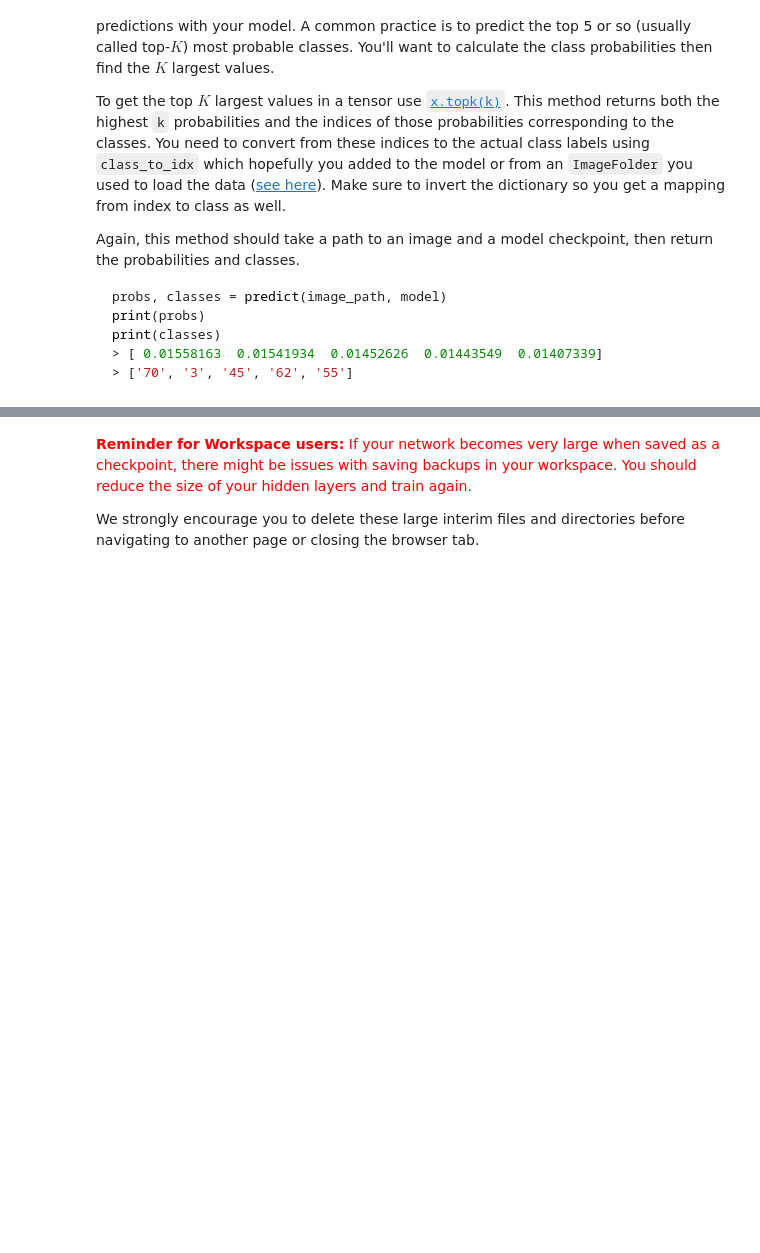
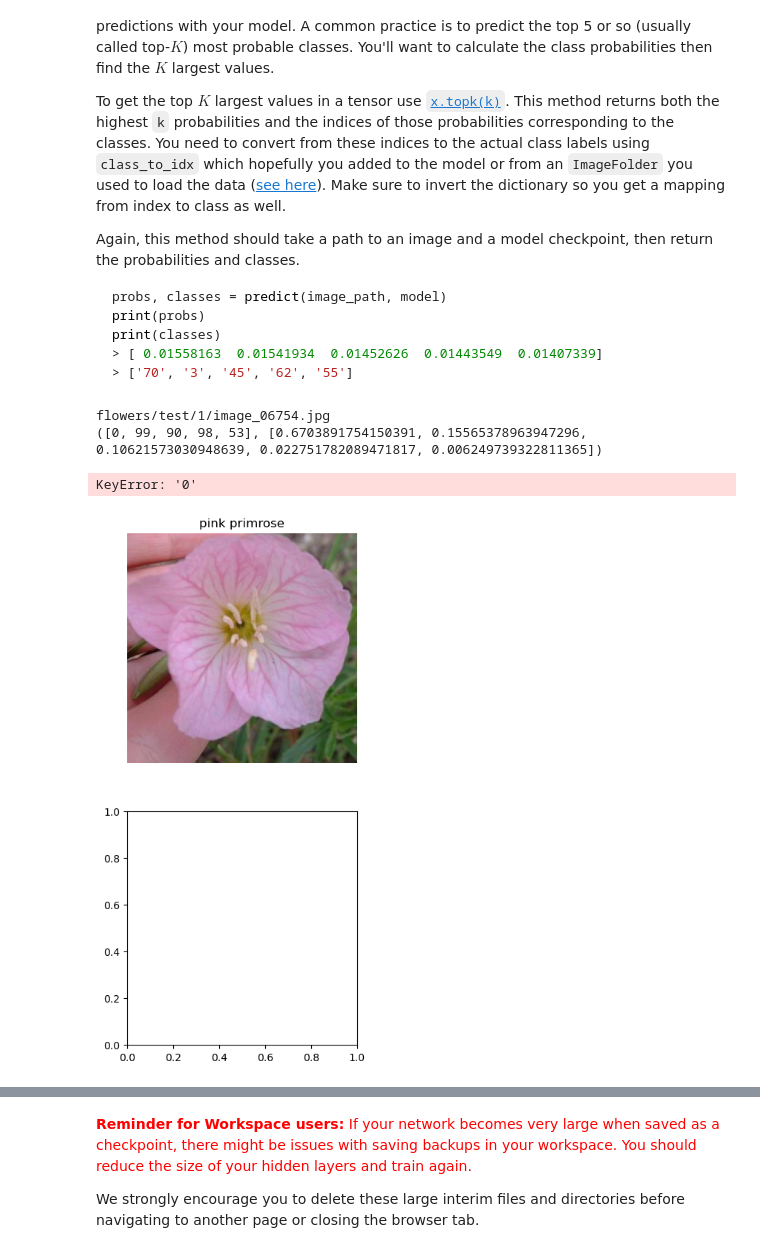
Before and after one commit to protango/aipnd-project, a Jupyter notebook: Image Classifier Project.ipynb, the cells around one changed output, grey strips where cells are left out. Cells and saved outputs as stored; diff of their text form; code cells hidden in the pictures; blank space fills up the shorter version.

```diff
--- a/Image Classifier Project.ipynb
+++ b/Image Classifier Project.ipynb
@@ -388,24 +401,56 @@ print(classes)
 # %%
 def predict(image_path, model, topk=5):
     ''' Predict the class (or classes) of an image using a trained deep learning model.
     '''
     img_raw = Image.open(image_path)
     processed_img = process_image(img_raw)
-    img_tensor=torch.from_numpy(processed_img)
+
+    # Get tensor into the correct format and load on to the GPU
+    img_tensor=torch.from_numpy(processed_img).float().to(device)
+    img_tensor = img_tensor.unsqueeze(0) # Add batch dimension
 
     model.eval()
 
     with torch.no_grad():
         output = model(img_tensor)
-
     probabilities = torch.softmax(output, dim=1)
     topk_probabilities, topk_indices = torch.topk(probabilities, k=topk)
 
     # Convert back
     topk_probabilities = topk_probabilities.squeeze().tolist()
     topk_indices = topk_indices.squeeze().tolist()
 
     return topk_indices, topk_probabilities
+
+
+rand_class = 1
+image_file = random.choice([
+    f'flowers/test/{rand_class}/{file}'
+    for file in os.listdir(f'flowers/test/{rand_class}')
+])
+
+img = Image.open(image_file)
+processed = process_image(img)
+img_tensor = torch.from_numpy(processed)
+prediction = predict(image_file, vgg, 5)
+
+print(image_file)
+print(prediction)
+
+fig, (ax1, ax2) = plt.subplots(2, 1, figsize=(4, 9))
+ax1.axis('off')
+imshow(img_tensor, ax1, cat_to_name[f'{rand_class}'])
+
+
+prediction[0].reverse();
+prediction[1].reverse();
+bar_labels = [cat_to_name[f'{i}'] for i in prediction[0]]
+ax2.barh(bar_labels, prediction[1])
+# %% [output]
+flowers/test/1/image_06754.jpg
+([0, 99, 90, 98, 53], [0.6703891754150391, 0.15565378963947296, 0.10621573030948639, 0.022751782089471817, 0.006249739322811365])
+KeyError: '0'
+[figure, added]
 # %% [markdown]
 ## Sanity Checking
 
```
Also changed, not shown: parts of 4 cells of this notebook.
